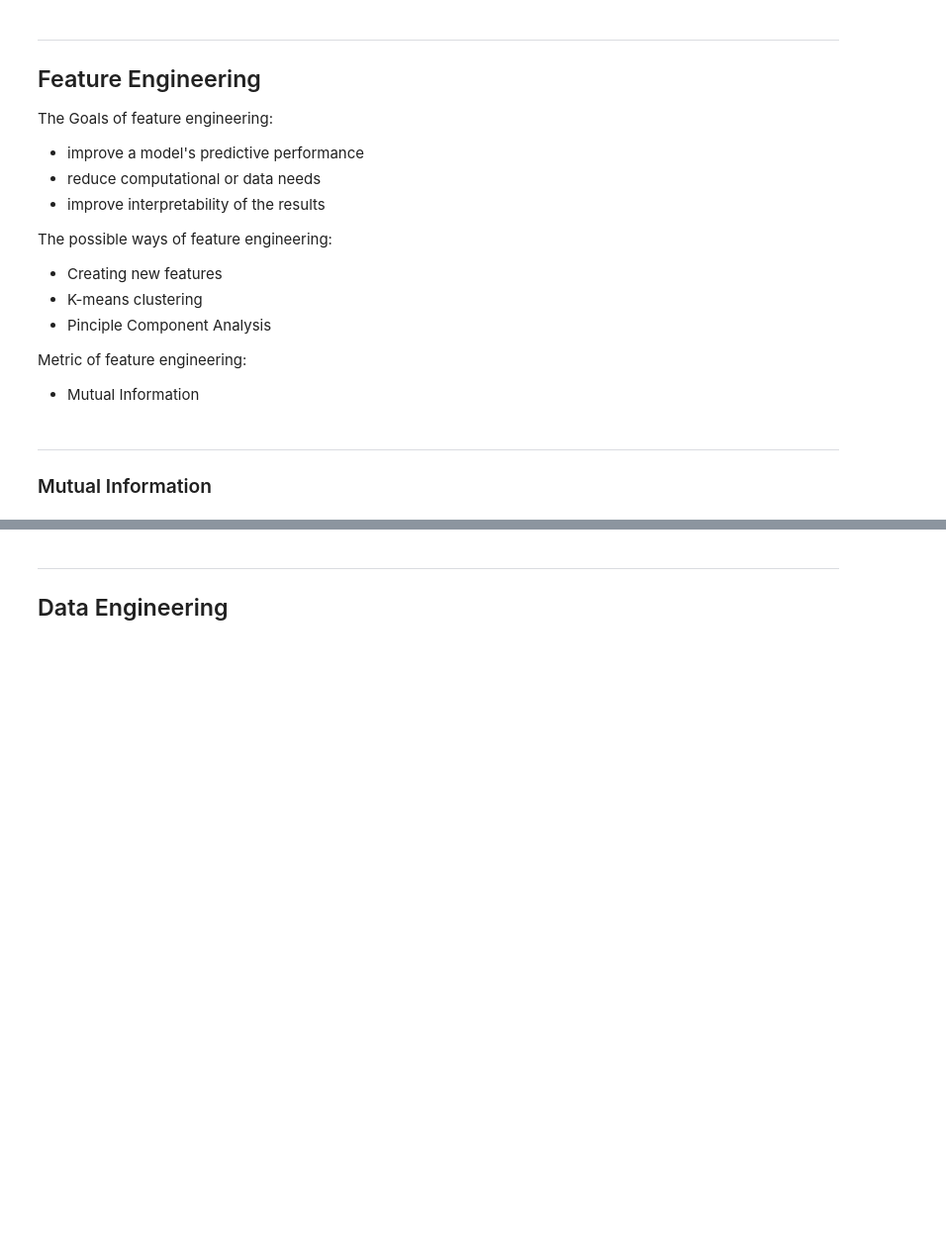
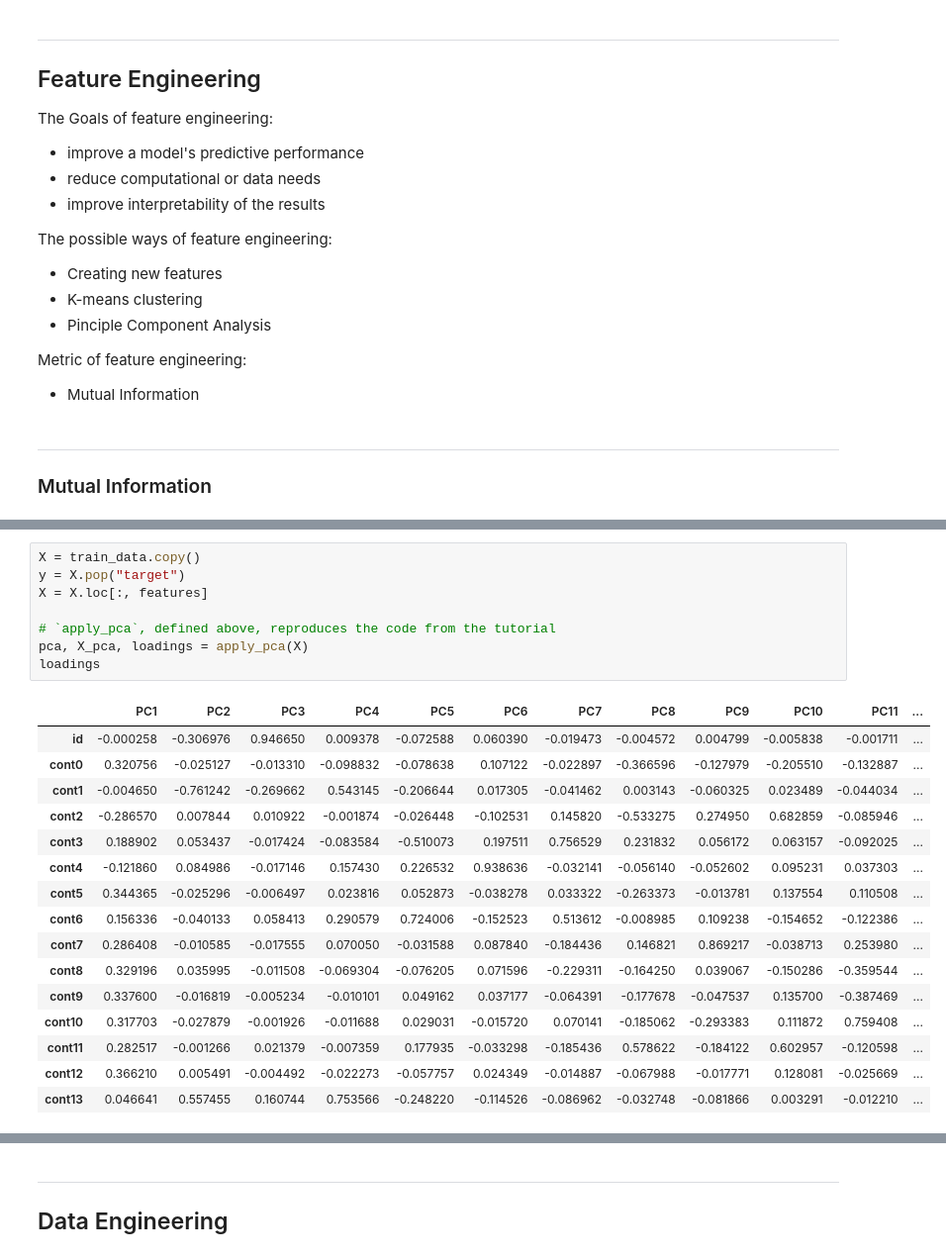
Before and after one commit to ZacksAmber/Kaggle-30-Days-of-ML, a Jupyter notebook: Day-15/Competition.ipynb, the cells around one changed output, grey strips where cells are left out. Shown at 99% size. Cells and saved outputs as stored; diff of their text form; blank space fills up the shorter version.

```diff
--- a/Day-15/Competition.ipynb
+++ b/Day-15/Competition.ipynb
@@ -333,0 +489,25 @@ time: 111 ms (started: 2021-08-17 14:38:03 -07:00)
+# %%
+X = train_data.copy()
+y = X.pop("target")
+X = X.loc[:, features]
+
+# `apply_pca`, defined above, reproduces the code from the tutorial
+pca, X_pca, loadings = apply_pca(X)
+loadings
+# %% [output]
+|  | PC1 | PC2 | PC3 | PC4 | PC5 | PC6 | PC7 | PC8 | PC9 | PC10 | PC11 | ... |
+| id | -0.000258 | -0.306976 | 0.946650 | 0.009378 | -0.072588 | 0.060390 | -0.019473 | -0.004572 | 0.004799 | -0.005838 | -0.001711 | ... |
+| cont0 | 0.320756 | -0.025127 | -0.013310 | -0.098832 | -0.078638 | 0.107122 | -0.022897 | -0.366596 | -0.127979 | -0.205510 | -0.132887 | ... |
+| cont1 | -0.004650 | -0.761242 | -0.269662 | 0.543145 | -0.206644 | 0.017305 | -0.041462 | 0.003143 | -0.060325 | 0.023489 | -0.044034 | ... |
+| cont2 | -0.286570 | 0.007844 | 0.010922 | -0.001874 | -0.026448 | -0.102531 | 0.145820 | -0.533275 | 0.274950 | 0.682859 | -0.085946 | ... |
+| cont3 | 0.188902 | 0.053437 | -0.017424 | -0.083584 | -0.510073 | 0.197511 | 0.756529 | 0.231832 | 0.056172 | 0.063157 | -0.092025 | ... |
+| cont4 | -0.121860 | 0.084986 | -0.017146 | 0.157430 | 0.226532 | 0.938636 | -0.032141 | -0.056140 | -0.052602 | 0.095231 | 0.037303 | ... |
+| cont5 | 0.344365 | -0.025296 | -0.006497 | 0.023816 | 0.052873 | -0.038278 | 0.033322 | -0.263373 | -0.013781 | 0.137554 | 0.110508 | ... |
+| cont6 | 0.156336 | -0.040133 | 0.058413 | 0.290579 | 0.724006 | -0.152523 | 0.513612 | -0.008985 | 0.109238 | -0.154652 | -0.122386 | ... |
+| cont7 | 0.286408 | -0.010585 | -0.017555 | 0.070050 | -0.031588 | 0.087840 | -0.184436 | 0.146821 | 0.869217 | -0.038713 | 0.253980 | ... |
+| cont8 | 0.329196 | 0.035995 | -0.011508 | -0.069304 | -0.076205 | 0.071596 | -0.229311 | -0.164250 | 0.039067 | -0.150286 | -0.359544 | ... |
+| cont9 | 0.337600 | -0.016819 | -0.005234 | -0.010101 | 0.049162 | 0.037177 | -0.064391 | -0.177678 | -0.047537 | 0.135700 | -0.387469 | ... |
+| cont10 | 0.317703 | -0.027879 | -0.001926 | -0.011688 | 0.029031 | -0.015720 | 0.070141 | -0.185062 | -0.293383 | 0.111872 | 0.759408 | ... |
+| cont11 | 0.282517 | -0.001266 | 0.021379 | -0.007359 | 0.177935 | -0.033298 | -0.185436 | 0.578622 | -0.184122 | 0.602957 | -0.120598 | ... |
+| cont12 | 0.366210 | 0.005491 | -0.004492 | -0.022273 | -0.057757 | 0.024349 | -0.014887 | -0.067988 | -0.017771 | 0.128081 | -0.025669 | ... |
+| cont13 | 0.046641 | 0.557455 | 0.160744 | 0.753566 | -0.248220 | -0.114526 | -0.086962 | -0.032748 | -0.081866 | 0.003291 | -0.012210 | ... |
```
Also changed, not shown: parts of 50 cells of this notebook, 1 other file.
